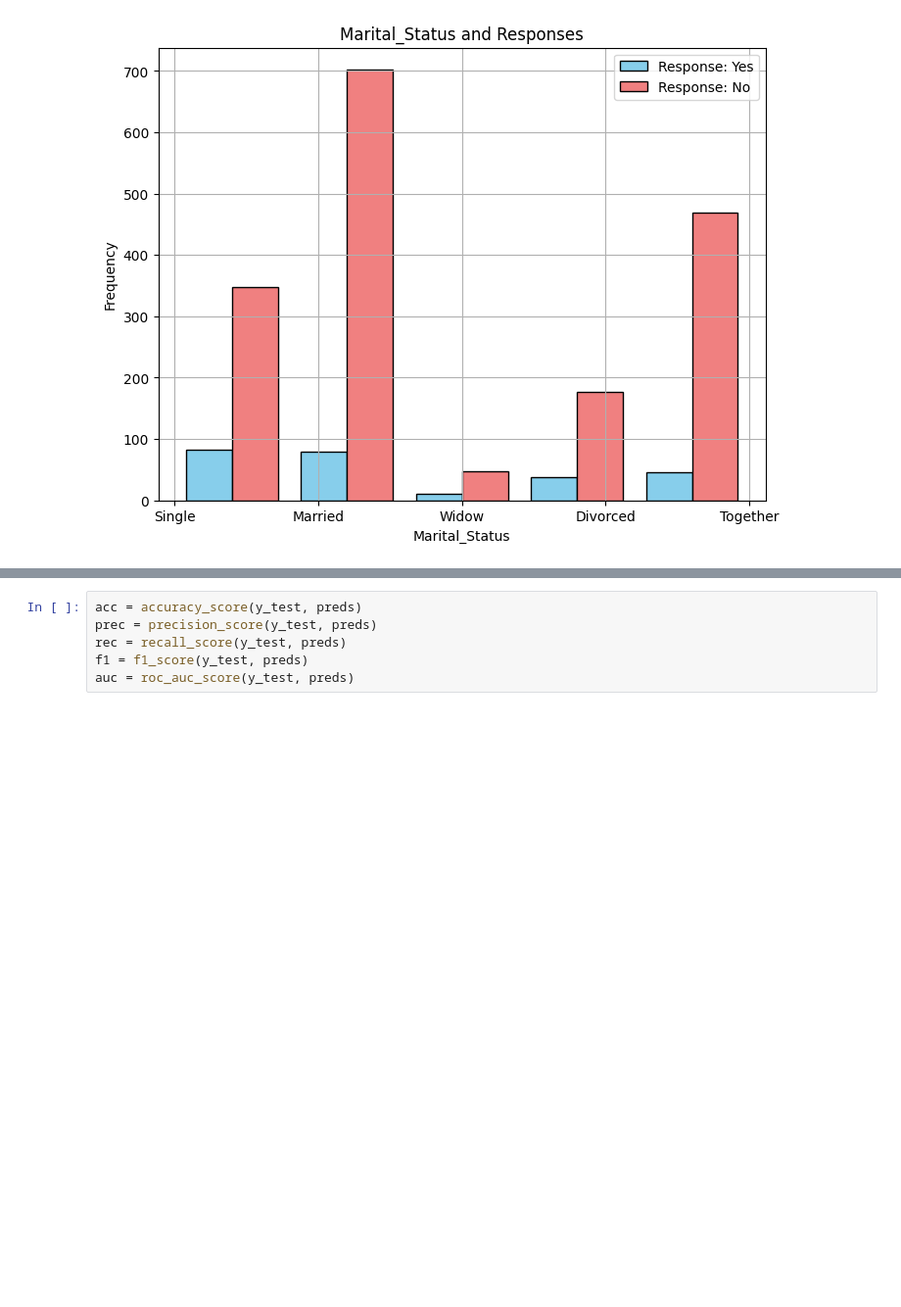
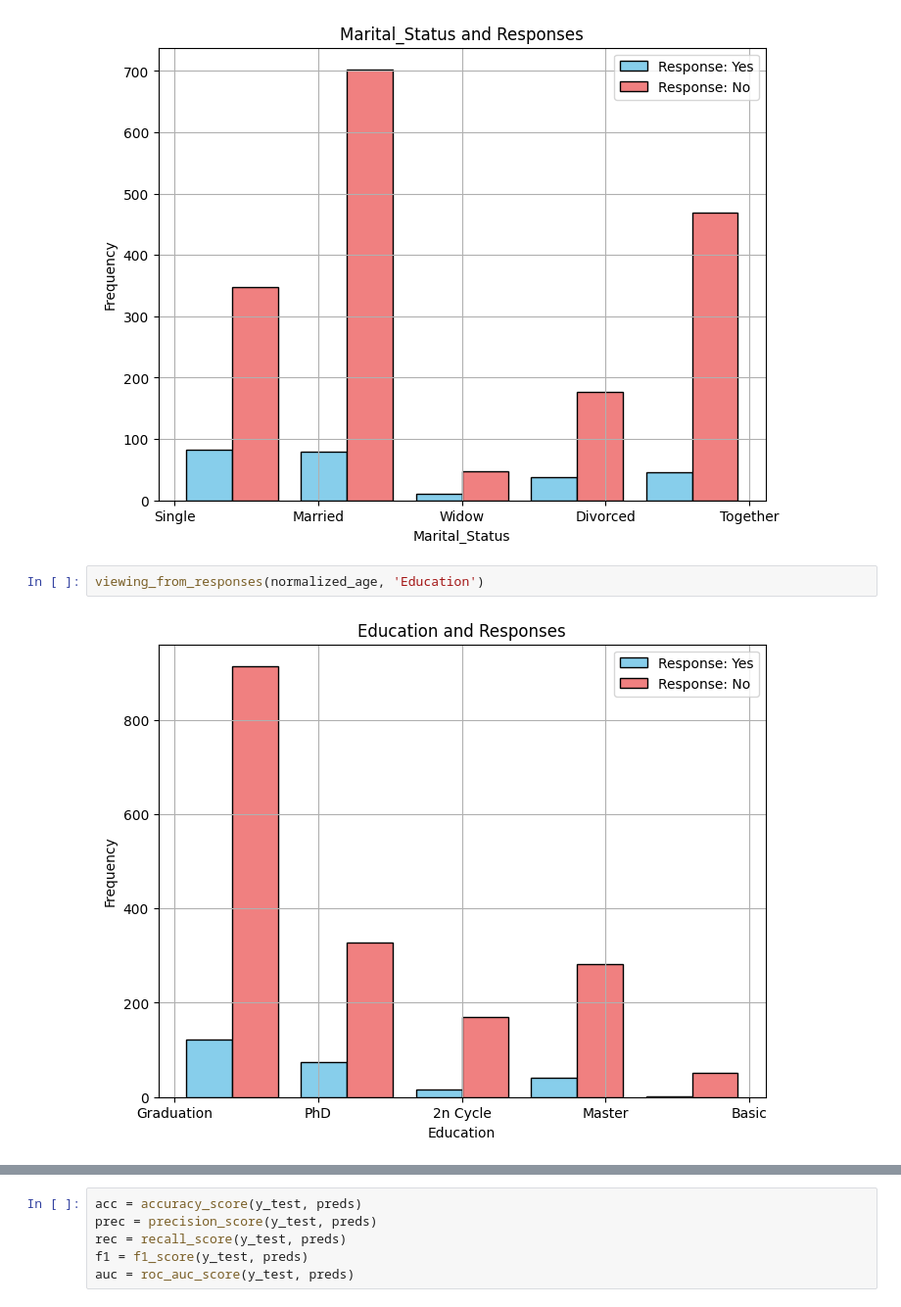
Before and after one commit to Ronan-Daliuag/Determining-Leads, a Jupyter notebook: Padrejuan.ipynb, the cells around one changed output, grey strips where cells are left out. Shown at 98% size. Cells and saved outputs as stored; diff of their text form; blank space fills up the shorter version.

```diff
--- a/Padrejuan.ipynb
+++ b/Padrejuan.ipynb
@@ -417,4 +433,8 @@ def viewing_from_responses (df, column_name):
 viewing_from_responses(normalized_age, 'Marital_Status')
 # %% [output]
 [figure]
+# %%
+viewing_from_responses(normalized_age, 'Education')
+# %% [output]
+[figure, added]
 # %% [markdown]
```
Also changed, not shown: parts of 18 cells of this notebook, 1 other file.
